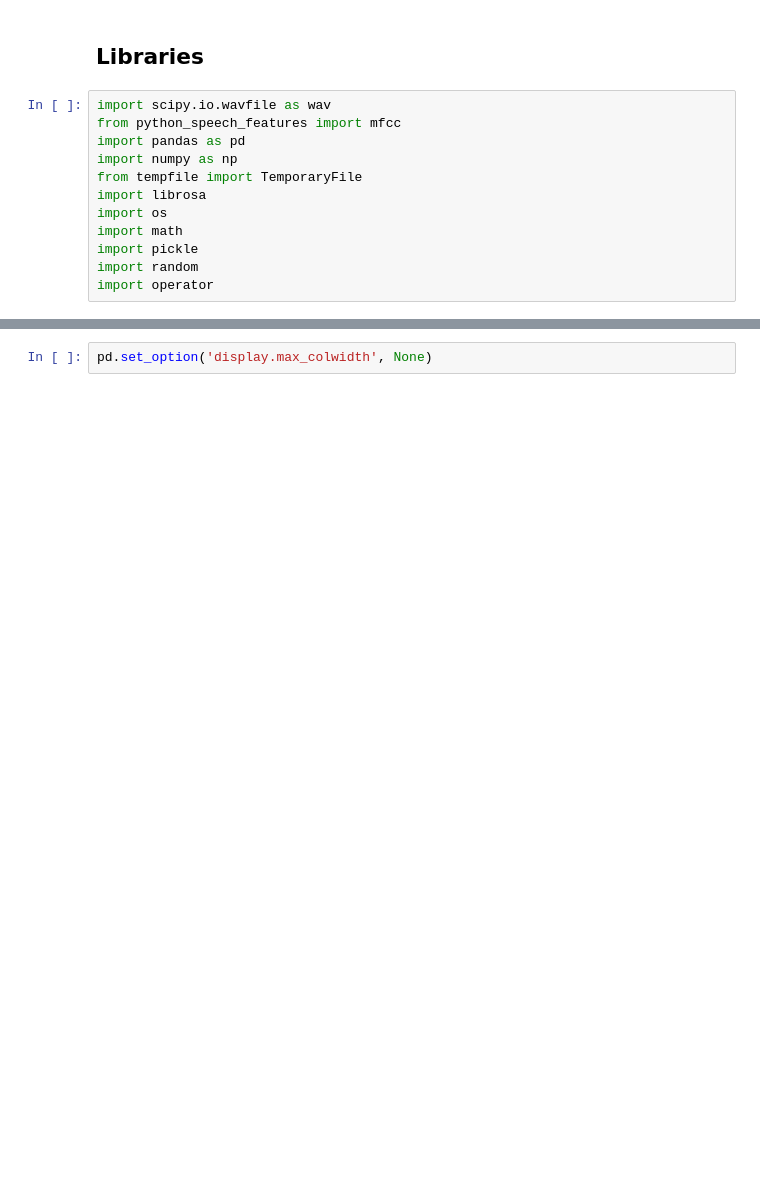
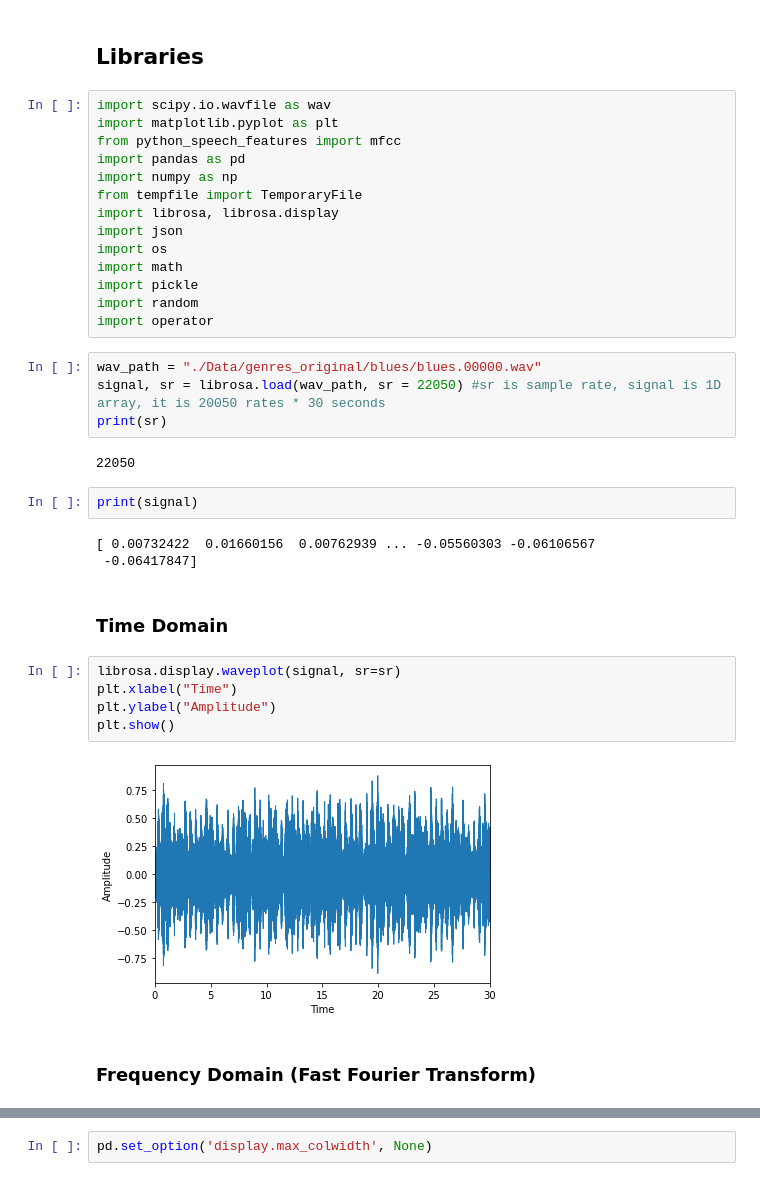
Before and after one commit to mrilyaskarimov/ADA-GW, a Jupyter notebook: Music_Genre_Classification/Music Genre Detection Using Deep Learning.ipynb, the cells around one changed output, grey strips where cells are left out. Saved outputs shown, nothing was run; the diff lists cells and outputs as text; blank space fills up the shorter version.

```diff
--- a/Music_Genre_Classification/Music Genre Detection Using Deep Learning.ipynb
+++ b/Music_Genre_Classification/Music Genre Detection Using Deep Learning.ipynb
@@ -51,13 +53,37 @@ https://docs.scipy.org/doc/numpy/reference/generated/numpy.hamming.html
 ## Libraries
 # %%
 import scipy.io.wavfile as wav
+import matplotlib.pyplot as plt
 from python_speech_features import mfcc
 import pandas as pd
 import numpy as np
 from tempfile import TemporaryFile
-import librosa
+import librosa, librosa.display
+import json
 import os
 import math
 import pickle
 import random
 import operator
+# %%
+wav_path = "./Data/genres_original/blues/blues.00000.wav"
+signal, sr = librosa.load(wav_path, sr = 22050) #sr is sample rate, signal is 1D array, it is 20050 rates * 30 seconds
+print(sr)
+# %% [output]
+22050
+# %%
+print(signal)
+# %% [output]
+[ 0.00732422  0.01660156  0.00762939 ... -0.05560303 -0.06106567
+ -0.06417847]
+# %% [markdown]
+### Time Domain
+# %%
+librosa.display.waveplot(signal, sr=sr)
+plt.xlabel("Time")
+plt.ylabel("Amplitude")
+plt.show()
+# %% [output]
+[figure, added]
+# %% [markdown]
+### Frequency Domain (Fast Fourier Transform)
```
Also changed, not shown: parts of 30 cells of this notebook, 4 other files.
